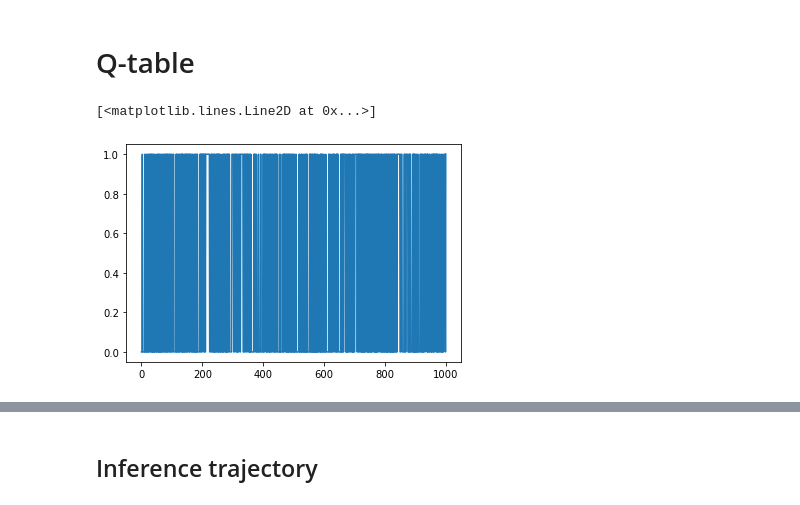
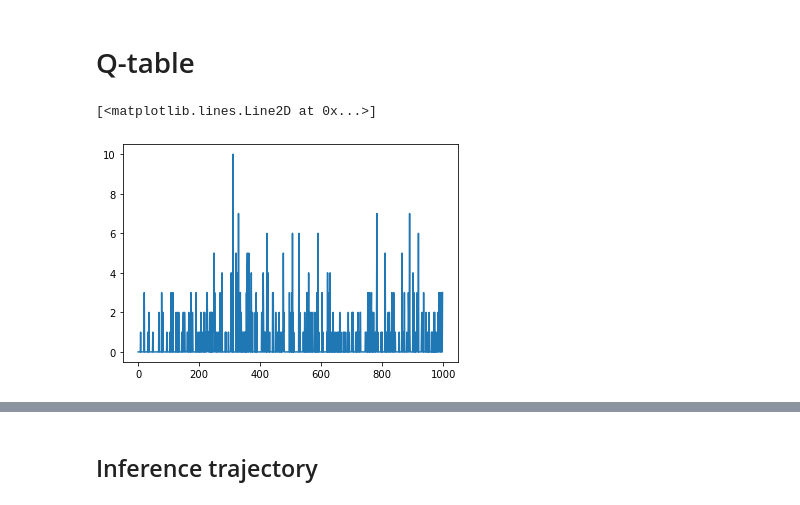
Before and after one commit to gorkamunoz/rl_opts, a Jupyter notebook: nbs/discrete_RL_walker.ipynb, the cells around one changed output, grey strips where cells are left out. Drawn from its saved outputs; the diff is of its cells as text; code cells hidden in the pictures.

```diff
--- a/nbs/discrete_RL_walker.ipynb
+++ b/nbs/discrete_RL_walker.ipynb
@@ -193,5 +222,9 @@ for e in tqdm(range(episodes)):
-# %%
-plt.plot(rewards)
-# %% [output]
-[<matplotlib.lines.Line2D at 0x...>]
-[figure, removed]
+# %%
+sum_te = []
+for te in time_to_reward[:e]:
+    sum_te.append(len(te))
+# %%
+plt.plot(sum_te)
+# %% [output]
+[<matplotlib.lines.Line2D at 0x...>]
+[figure, added]
```
Also changed, not shown: parts of 16 cells of this notebook.
